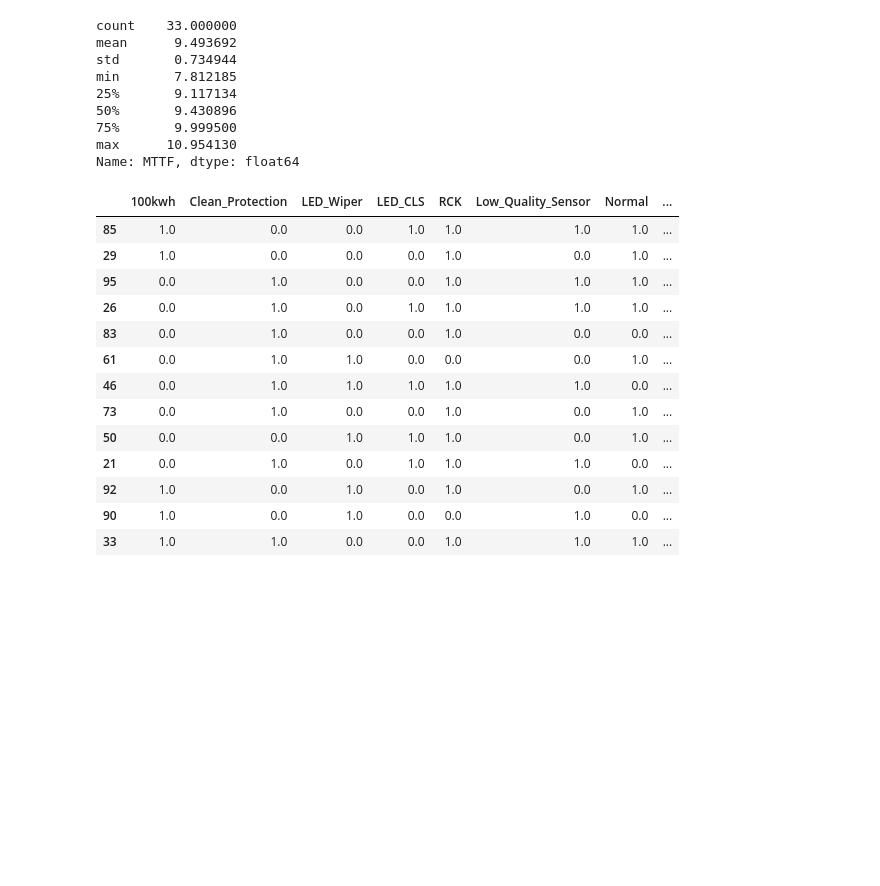
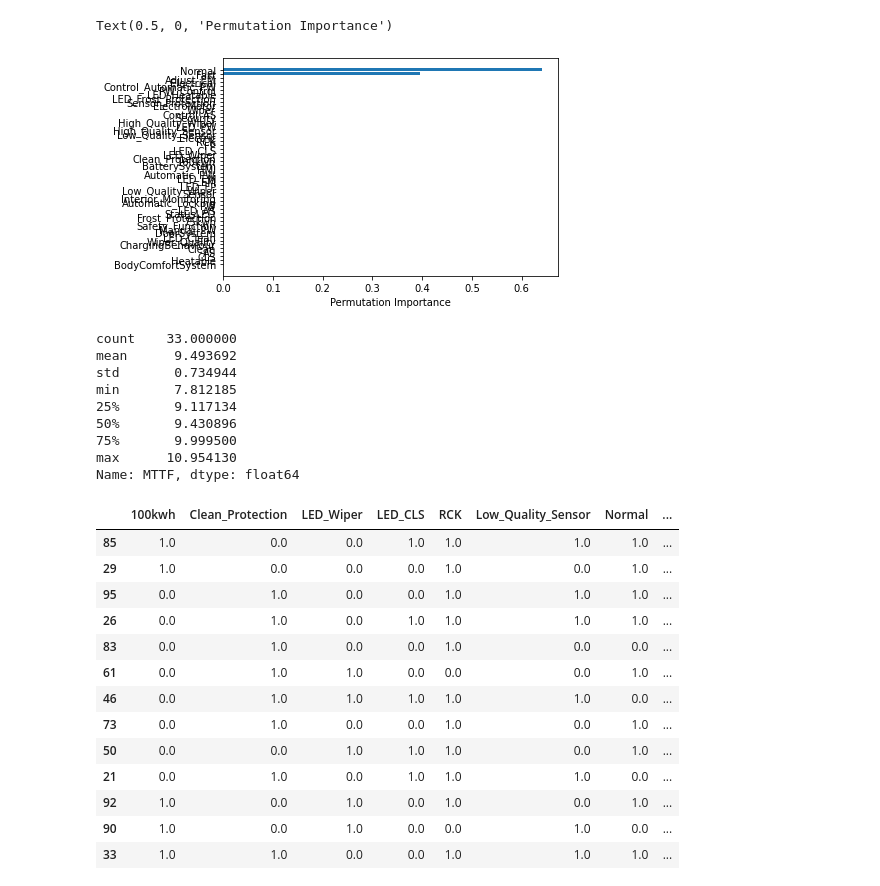
Before and after one commit to adrenalin97/DeepPerf, a Jupyter notebook: test.ipynb, the cells around one changed output. Cells and saved outputs as stored; diff of their text form; code cells hidden in the pictures; blank space fills up the shorter version.

```diff
--- a/test.ipynb
+++ b/test.ipynb
@@ -35,3 +54,12 @@ x, x_test, y, y_test = train_test_split(dataset_features, dataset_labels, test_s
+# %%
+perm_importance = permutation_importance(rf, x_test, y_test)
+# %%
+sorted_idx = perm_importance.importances_mean.argsort()
+plt.barh(dataset_features.columns[sorted_idx], perm_importance.importances_mean[sorted_idx])
+plt.xlabel("Permutation Importance")
+# %% [output]
+Text(0.5, 0, 'Permutation Importance')
+[figure, added]
 # %%
 def build_model(hp):
     model = keras.Sequential()
```
Also changed, not shown: parts of 5 cells of this notebook.
